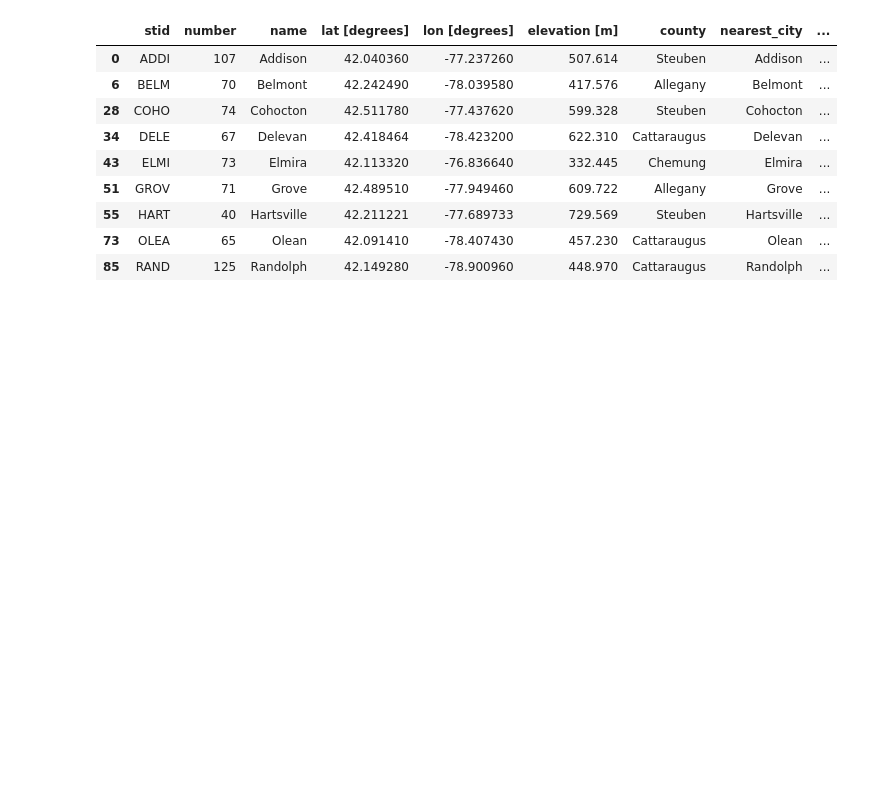
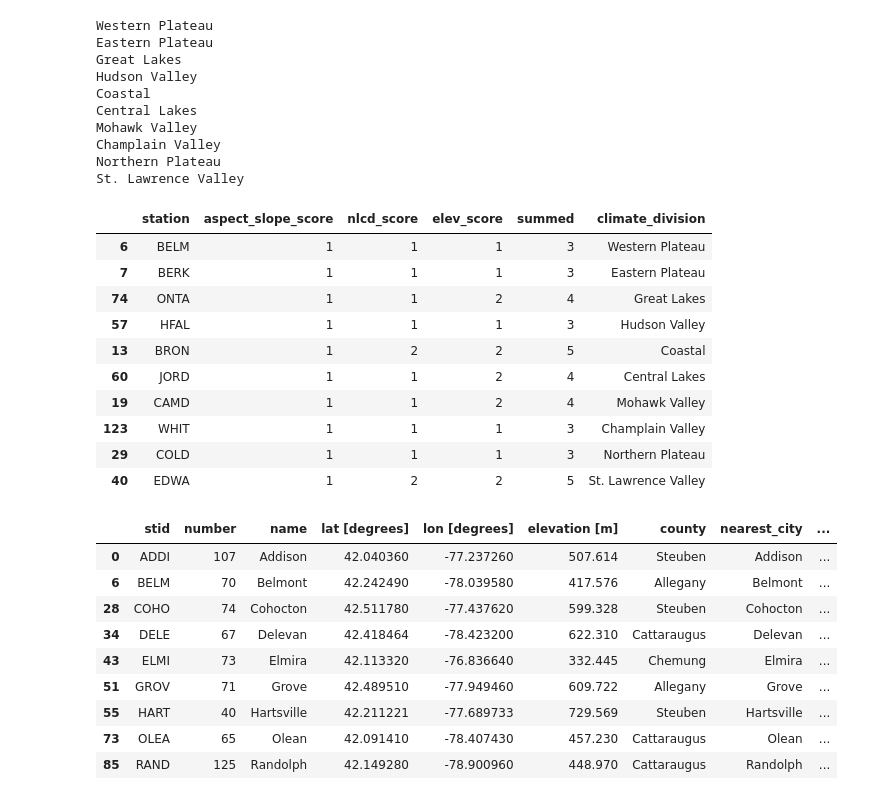
Before and after one commit to shmaronshmevans/nwp_bias, a Jupyter notebook: src/landtype/notebooks/org_nsym_cats.ipynb, the cells around one changed output. Cells and saved outputs as stored; diff of their text form; code cells hidden in the pictures; blank space fills up the shorter version.

```diff
--- a/src/landtype/notebooks/org_nsym_cats.ipynb
+++ b/src/landtype/notebooks/org_nsym_cats.ipynb
@@ -32,0 +33,16 @@ from src.plotting_scripts import stat_scatterplot
+# %%
+aspect_df = pd.read_csv(
+    "/home/aevans/nwp_bias/src/landtype/data/nysm_representativeness_analysis/geo_scores/aspect_slope_scores.csv"
+)
+lulc_df = pd.read_csv(
+    "/home/aevans/nwp_bias/src/landtype/data/nysm_representativeness_analysis/geo_scores/nlcd_scores.csv"
+)
+elev_df = pd.read_csv(
+    "/home/aevans/nwp_bias/src/landtype/data/nysm_representativeness_analysis/geo_scores/elev_scores.csv"
+)
+nysm_df = pd.read_csv("/home/aevans/nwp_bias/src/landtype/data/nysm.csv")
+# %%
+merged_df = aspect_df.merge(lulc_df, on="station", how="left").reset_index(drop=True)
+merged_df = merged_df.merge(elev_df, on="station", how="left").reset_index(drop=True)
+merged_df = merged_df.loc[:, ~merged_df.columns.str.contains("unnamed", case=False)]
+merged_df["summed"] = merged_df.loc[:, merged_df.columns != "station"].sum(axis=1)
@@ -33,3 +65,37 @@ from src.plotting_scripts import stat_scatterplot
+# %%
+final_df = pd.DataFrame()
+for c in nysm_df["climate_division_name"].unique():
+    print(c)
+    df = nysm_df[nysm_df["climate_division_name"] == c]
+    stations = df["stid"].unique()
+    merged = merged_df[merged_df["station"].isin(stations)]
+    best = merged.loc[[merged["summed"].idxmin()]]
+    best["climate_division"] = c
+    final_df = pd.concat([final_df, best])
+
+final_df
+# %% [output]
+Western Plateau
+Eastern Plateau
+Great Lakes
+Hudson Valley
+Coastal
+Central Lakes
+Mohawk Valley
+Champlain Valley
+Northern Plateau
+St. Lawrence Valley
+|  | station | aspect_slope_score | nlcd_score | elev_score | summed | climate_division |
+| 6 | BELM | 1 | 1 | 1 | 3 | Western Plateau |
+| 7 | BERK | 1 | 1 | 1 | 3 | Eastern Plateau |
+| 74 | ONTA | 1 | 1 | 2 | 4 | Great Lakes |
+| 57 | HFAL | 1 | 1 | 1 | 3 | Hudson Valley |
+| 13 | BRON | 1 | 2 | 2 | 5 | Coastal |
+| 60 | JORD | 1 | 1 | 2 | 4 | Central Lakes |
+| 19 | CAMD | 1 | 1 | 2 | 4 | Mohawk Valley |
+| 123 | WHIT | 1 | 1 | 1 | 3 | Champlain Valley |
+| 29 | COLD | 1 | 1 | 1 | 3 | Northern Plateau |
+| 40 | EDWA | 1 | 2 | 2 | 5 | St. Lawrence Valley |
 # %%
 # -*- coding: utf-8 -*-
 import matplotlib.pyplot as plt
```
Also changed, not shown: parts of 2 cells of this notebook, 17 other files.
